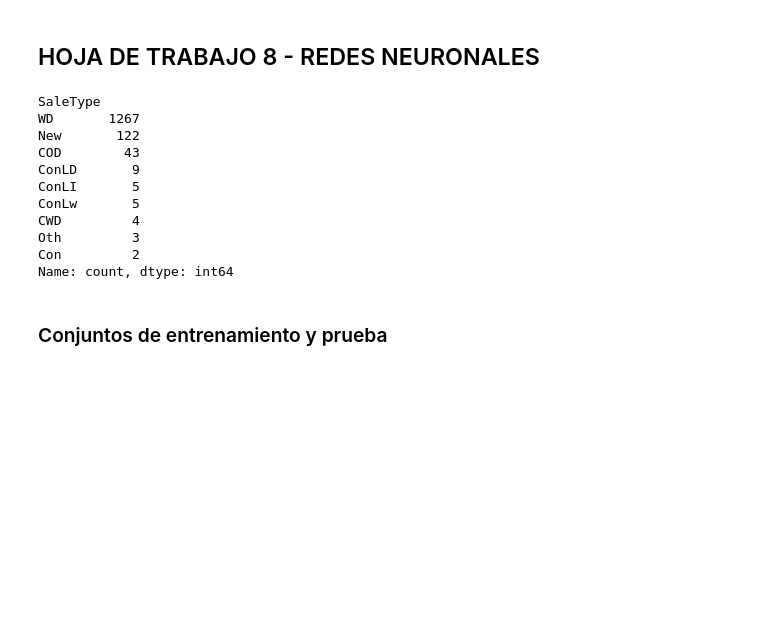
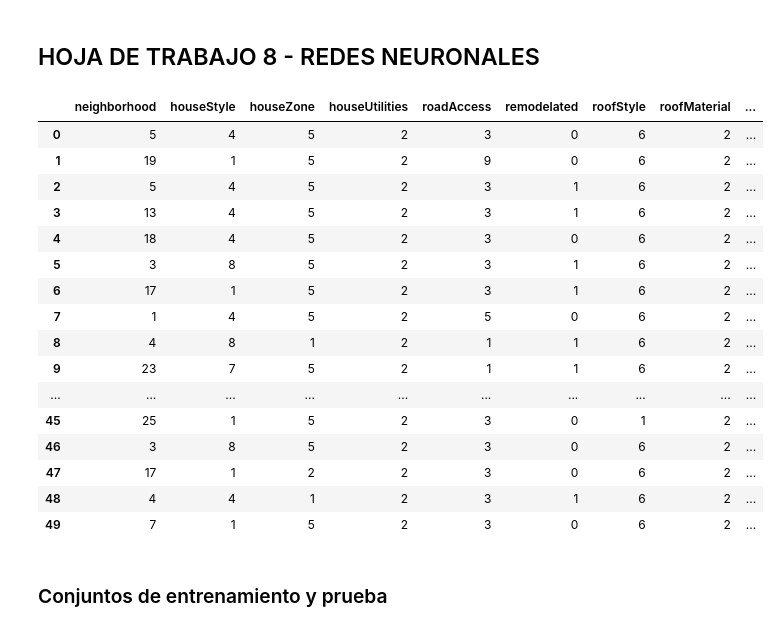
Before and after one commit to MGonza20/md_ht07, a Jupyter notebook: HT8.ipynb, the cells around one changed output. Saved outputs shown, nothing was run; the diff lists cells and outputs as text; code cells hidden in the pictures; blank space fills up the shorter version.

Commit message:
Data Limpia - Listo

```diff
--- a/HT8.ipynb
+++ b/HT8.ipynb
@@ -26,91 +26,132 @@ from sklearn.metrics import make_scorer, accuracy_score, precision_score
 data = pd.read_csv('train.csv')
 data = pd.DataFrame(data)
 
+
 # Limpieza de datos
+columns_used = []
+
 data['neighborhood'] = 0
 NEIGHBORHOOD = list(set(nh for nh in data['Neighborhood']))
 for index, neighborhood_name in enumerate(NEIGHBORHOOD):
     data.loc[data['Neighborhood'] == neighborhood_name, 'neighborhood'] = index + 1
+columns_used.append('neighborhood')
 
 data['houseStyle'] = 0
 HOUSE_STYLE = list(set(hs for hs in data['HouseStyle']))
 for index, houseStyle_name in enumerate(HOUSE_STYLE):
     data.loc[data['HouseStyle'] == houseStyle_name, 'houseStyle'] = index + 1
+columns_used.append('houseStyle')
 
 data['houseZone'] = 0
 MS_ZONING = list(set(msz for msz in data['MSZoning']))
 for index, MSZoning_name in enumerate(MS_ZONING):
     data.loc[data['MSZoning'] == MSZoning_name, 'houseZone'] = index + 1
+columns_used.append('houseZone')
 
 data['houseUtilities'] = 0
 UTILITIES = list(set(u for u in data['Utilities']))
 for index, utils in enumerate(UTILITIES):
     data.loc[data['Utilities'] == utils, 'houseUtilities'] = index + 1
+columns_used.append('houseUtilities')
 
 data['roadAccess'] = 0
 CONDITION_1 = list(set(c1 for c1 in data['Condition1']))
 for index, c1 in enumerate(CONDITION_1):
     data.loc[data['Condition1'] == c1, 'roadAccess'] = index + 1
+columns_used.append('roadAccess')
 
 data['remodelated'] = 0
 data.loc[data['YearBuilt'] != data['YearRemodAdd'], 'remodelated'] = 1
+columns_used.append('remodelated')
 
 data['roofStyle'] = 0
 ROOF_STYLE = list(set(rs for rs in data['RoofStyle']))
 for index, rs in enumerate(ROOF_STYLE):
     data.loc[data['RoofStyle'] == rs, 'roofStyle'] = index + 1
+columns_used.append('roofStyle')
 
 data['roofMaterial'] = 0
 ROOF_MATL = list(set(rm for rm in data['RoofMatl']))
 for index, rm in enumerate(ROOF_MATL):
     data.loc[data['RoofMatl'] == rm, 'roofMaterial'] = index + 1
+columns_used.append('roofMaterial')
 
 data['exteriorCondition'] = 0
 EXTER_COND = list(set(ec for ec in data['ExterCond']))
 for index, ec in enumerate(EXTER_COND):
     data.loc[data['ExterCond'] == ec, 'exteriorCondition'] = index + 1
+columns_used.append('exteriorCondition')
 
 data['foundationMaterial'] = 0
 FOUNDATION = list(set(f for f in data['Foundation']))
 for index, f in enumerate(FOUNDATION):
     data.loc[data['Foundation'] == f, 'foundationMaterial'] = index + 1
+columns_used.append('foundationMaterial')
 
 data['basement'] = 0
 data.loc[~data['BsmtQual'].isna(), 'basement'] = 1
+columns_used.append('basement')
 
 data['basementCondition'] = 1
 data.loc[data['BsmtCond'] == "Ex", 'basementCondition'] = 3
 data.loc[data['BsmtCond'] == "Gd", 'basementCondition'] = 2
 data.loc[data['BsmtCond'].isna(), 'basementCondition'] = 0
+columns_used.append('basementCondition')
 
 data['fireplace'] = 0
 data.loc[~data['FireplaceQu'].isna(), 'fireplace'] = 1
+columns_used.append('fireplace')
 
 data['pool'] = 0
 data.loc[~data['PoolQC'].isna(), 'pool'] = 1
+columns_used.append('pool')
 
 data['additionalFeature'] = 0
 data.loc[~data['MiscFeature'].isna(), 'additionalFeature'] = 1
+columns_used.append('additionalFeature')
 
 data['saleType'] = 0
 SALE_TYPE = list(set(st for st in data['SaleType']))
 for index, st in enumerate(SALE_TYPE):
     data.loc[data['SaleType'] == st, 'saleType'] = index + 1
+columns_used.append('saleType')
 
+data['overallQuality'] = data['OverallQual']
+columns_used.append('overallQuality')
 
+data['overallCondition'] = data['OverallCond']
+columns_used.append('overallCondition')
 
-data['SaleType'].value_counts()
+data['livingArea'] = data['GrLivArea']
+columns_used.append('livingArea')
+
+data['yearBuilt'] = data['YearBuilt']
+columns_used.append('yearBuilt')
+
+data['salePrice'] = data['SalePrice']
+columns_used.append('salePrice')
+
+columns_not_used = [x for x in data.columns if x not in columns_used]
+data = data.drop(columns_not_used, axis=1)
+
+data.head()
 # %% [output]
-SaleType
-WD       1267
-New       122
-COD        43
-ConLD       9
-ConLI       5
-ConLw       5
-CWD         4
-Oth         3
-Con         2
-Name: count, dtype: int64
+|  | neighborhood | houseStyle | houseZone | houseUtilities | roadAccess | remodelated | roofStyle | roofMaterial | ... |
+| 0 | 5 | 4 | 5 | 2 | 3 | 0 | 6 | 2 | ... |
+| 1 | 19 | 1 | 5 | 2 | 9 | 0 | 6 | 2 | ... |
+| 2 | 5 | 4 | 5 | 2 | 3 | 1 | 6 | 2 | ... |
+| 3 | 13 | 4 | 5 | 2 | 3 | 1 | 6 | 2 | ... |
+| 4 | 18 | 4 | 5 | 2 | 3 | 0 | 6 | 2 | ... |
+| 5 | 3 | 8 | 5 | 2 | 3 | 1 | 6 | 2 | ... |
+| 6 | 17 | 1 | 5 | 2 | 3 | 1 | 6 | 2 | ... |
+| 7 | 1 | 4 | 5 | 2 | 5 | 0 | 6 | 2 | ... |
+| 8 | 4 | 8 | 1 | 2 | 1 | 1 | 6 | 2 | ... |
+| 9 | 23 | 7 | 5 | 2 | 1 | 1 | 6 | 2 | ... |
+| ... | ... | ... | ... | ... | ... | ... | ... | ... | ... |
+| 45 | 25 | 1 | 5 | 2 | 3 | 0 | 1 | 2 | ... |
+| 46 | 3 | 8 | 5 | 2 | 3 | 0 | 6 | 2 | ... |
+| 47 | 17 | 1 | 2 | 2 | 3 | 0 | 6 | 2 | ... |
+| 48 | 4 | 4 | 1 | 2 | 3 | 1 | 6 | 2 | ... |
+| 49 | 7 | 1 | 5 | 2 | 3 | 0 | 6 | 2 | ... |
 # %% [markdown]
 ### Conjuntos de entrenamiento y prueba
```
